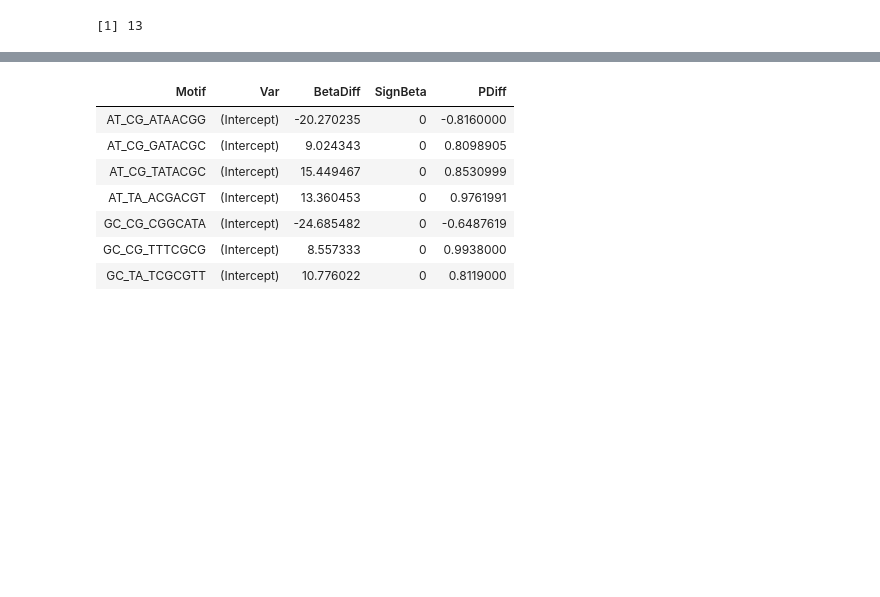
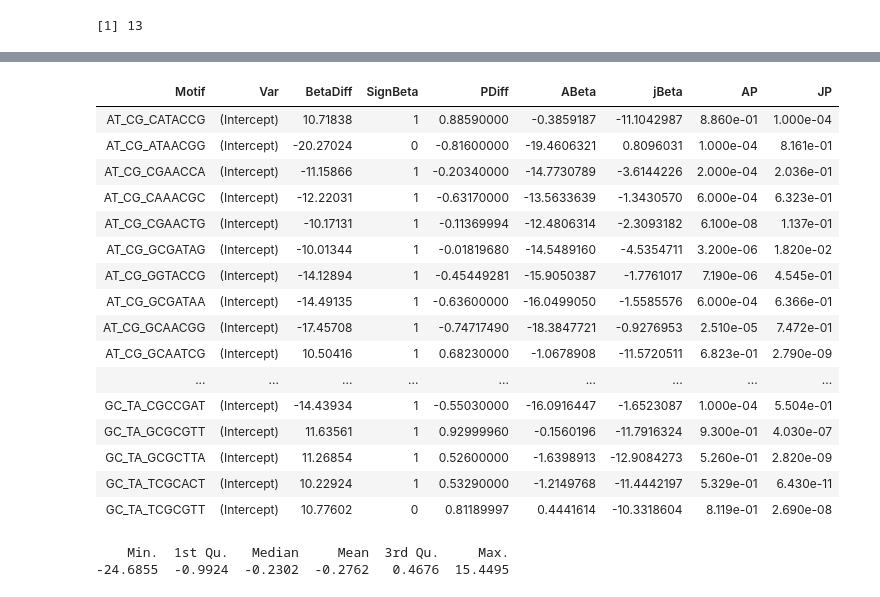
Before and after one commit to theandyb/compare-results, a Jupyter notebook: notebooks/Betas_and_Ps.ipynb, the cells around one changed output, grey strips where cells are left out. Saved outputs shown, nothing was run; the diff lists cells and outputs as text; code cells hidden in the pictures; blank space fills up the shorter version.

```diff
--- a/notebooks/Betas_and_Ps.ipynb
+++ b/notebooks/Betas_and_Ps.ipynb
@@ -46,11 +50,25 @@ head(dat)
 # %%
-dat %>% dplyr::filter(SignBeta == 0)
+dat %>% dplyr::filter(abs(BetaDiff) >= 10)
 # %% [output]
-| Motif | Var | BetaDiff | SignBeta | PDiff |
-| AT_CG_ATAACGG | (Intercept) | -20.270235 | 0 | -0.8160000 |
-| AT_CG_GATACGC | (Intercept) | 9.024343 | 0 | 0.8098905 |
-| AT_CG_TATACGC | (Intercept) | 15.449467 | 0 | 0.8530999 |
-| AT_TA_ACGACGT | (Intercept) | 13.360453 | 0 | 0.9761991 |
-| GC_CG_CGGCATA | (Intercept) | -24.685482 | 0 | -0.6487619 |
-| GC_CG_TTTCGCG | (Intercept) | 8.557333 | 0 | 0.9938000 |
-| GC_TA_TCGCGTT | (Intercept) | 10.776022 | 0 | 0.8119000 |
+| Motif | Var | BetaDiff | SignBeta | PDiff | ABeta | jBeta | AP | JP |
+| AT_CG_CATACCG | (Intercept) | 10.71838 | 1 | 0.88590000 | -0.3859187 | -11.1042987 | 8.860e-01 | 1.000e-04 |
+| AT_CG_ATAACGG | (Intercept) | -20.27024 | 0 | -0.81600000 | -19.4606321 | 0.8096031 | 1.000e-04 | 8.161e-01 |
+| AT_CG_CGAACCA | (Intercept) | -11.15866 | 1 | -0.20340000 | -14.7730789 | -3.6144226 | 2.000e-04 | 2.036e-01 |
+| AT_CG_CAAACGC | (Intercept) | -12.22031 | 1 | -0.63170000 | -13.5633639 | -1.3430570 | 6.000e-04 | 6.323e-01 |
+| AT_CG_CGAACTG | (Intercept) | -10.17131 | 1 | -0.11369994 | -12.4806314 | -2.3093182 | 6.100e-08 | 1.137e-01 |
+| AT_CG_GCGATAG | (Intercept) | -10.01344 | 1 | -0.01819680 | -14.5489160 | -4.5354711 | 3.200e-06 | 1.820e-02 |
+| AT_CG_GGTACCG | (Intercept) | -14.12894 | 1 | -0.45449281 | -15.9050387 | -1.7761017 | 7.190e-06 | 4.545e-01 |
+| AT_CG_GCGATAA | (Intercept) | -14.49135 | 1 | -0.63600000 | -16.0499050 | -1.5585576 | 6.000e-04 | 6.366e-01 |
+| AT_CG_GCAACGG | (Intercept) | -17.45708 | 1 | -0.74717490 | -18.3847721 | -0.9276953 | 2.510e-05 | 7.472e-01 |
+| AT_CG_GCAATCG | (Intercept) | 10.50416 | 1 | 0.68230000 | -1.0678908 | -11.5720511 | 6.823e-01 | 2.790e-09 |
+| ... | ... | ... | ... | ... | ... | ... | ... | ... |
+| GC_TA_CGCCGAT | (Intercept) | -14.43934 | 1 | -0.55030000 | -16.0916447 | -1.6523087 | 1.000e-04 | 5.504e-01 |
+| GC_TA_GCGCGTT | (Intercept) | 11.63561 | 1 | 0.92999960 | -0.1560196 | -11.7916324 | 9.300e-01 | 4.030e-07 |
+| GC_TA_GCGCTTA | (Intercept) | 11.26854 | 1 | 0.52600000 | -1.6398913 | -12.9084273 | 5.260e-01 | 2.820e-09 |
+| GC_TA_TCGCACT | (Intercept) | 10.22924 | 1 | 0.53290000 | -1.2149768 | -11.4442197 | 5.329e-01 | 6.430e-11 |
+| GC_TA_TCGCGTT | (Intercept) | 10.77602 | 0 | 0.81189997 | 0.4441614 | -10.3318604 | 8.119e-01 | 2.690e-08 |
+# %%
+summary(dat$BetaDiff)
+# %% [output]
+    Min.  1st Qu.   Median     Mean  3rd Qu.     Max.
+-24.6855  -0.9924  -0.2302  -0.2762   0.4676  15.4495
```
Also changed, not shown: parts of 5 cells of this notebook.
